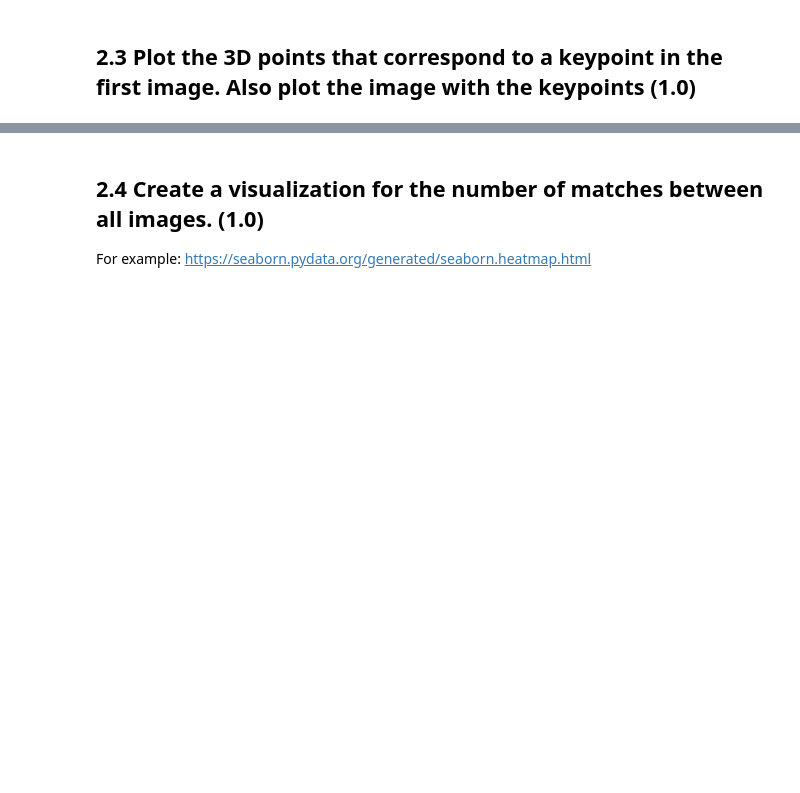
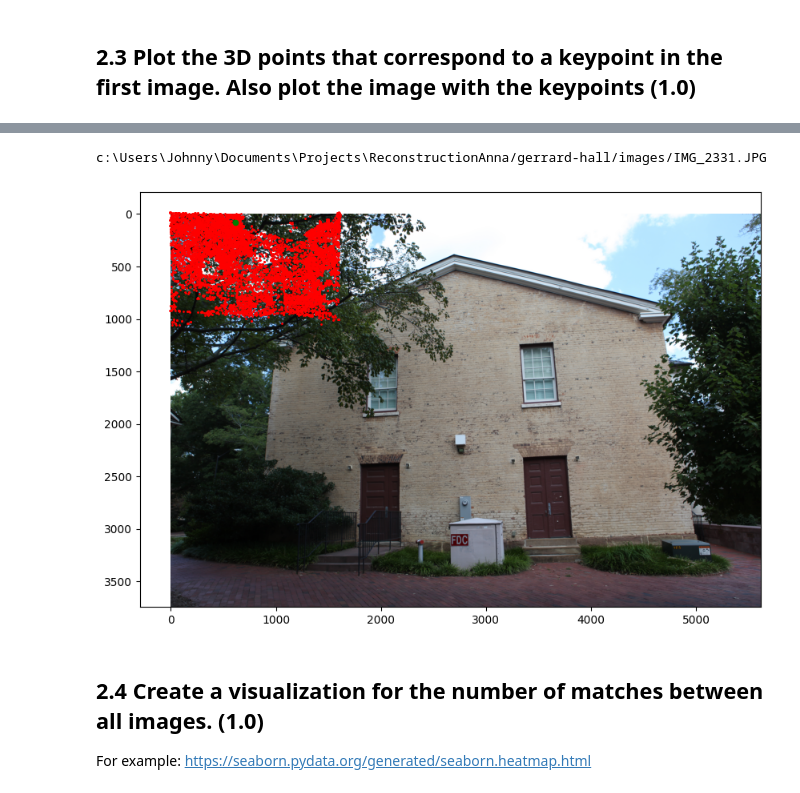
Before and after one commit to aolivtous/MCV_M4_3DVision, a Jupyter notebook: lab5/lab5.ipynb, the cells around one changed output, grey strips where cells are left out. Drawn from its saved outputs; the diff is of its cells as text; code cells hidden in the pictures; blank space fills up the shorter version.

```diff
--- a/lab5/lab5.ipynb
+++ b/lab5/lab5.ipynb
@@ -295,3 +305,19 @@ plt.show()
+# %%
+image_name = images[1].name
+image_path = database_path[:database_path.rfind('/')] + "/images/" + image_name
+print(image_path)
+
+image = cv2.imread(image_path)
+image = cv2.cvtColor(image, cv2.COLOR_BGR2RGB)
+# Plot the image with the keypoints
+plt.figure(figsize=(10, 10))
+plt.imshow(image)
+plt.scatter(images[1].xys[:, 0], images[1].xys[:, 1], s=1, marker="o", color="r")
+plt.scatter(images[1].xys[kp_idx,0], images[1].xys[kp_idx,1], s=20, marker="o", color="g")
+plt.show()
+# %% [output]
+c:\Users\Johnny\Documents\Projects\ReconstructionAnna/gerrard-hall/images/IMG_2331.JPG
+[figure, added]
 # %% [markdown]
 ## 2.4 Create a visualization for the number of matches between all images. (1.0)
 For example: https://seaborn.pydata.org/generated/seaborn.heatmap.html
```
Also changed, not shown: parts of 19 cells of this notebook, 4 other files.
